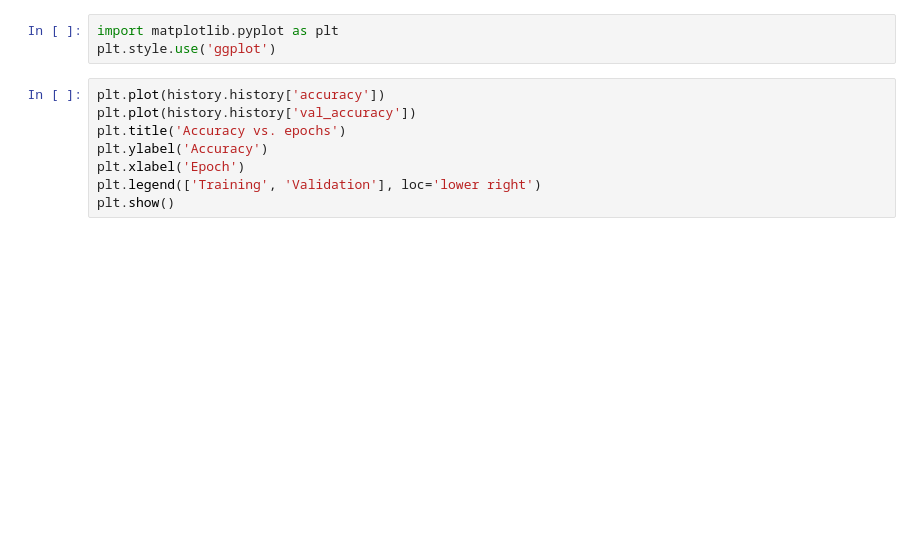
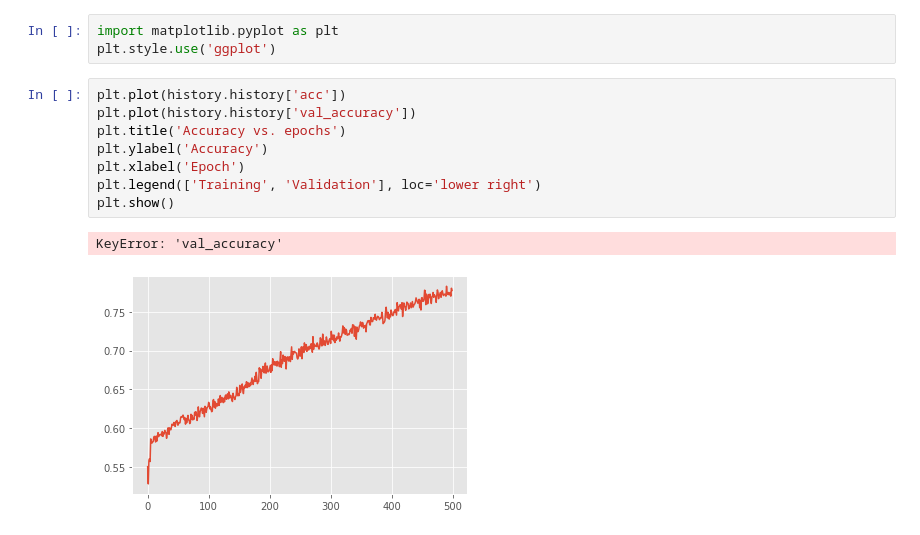
Before and after one commit to jackfrost168/QuantitativeTrading, a Jupyter notebook: predict_stock_price.ipynb, the cells around one changed output. Cells and saved outputs as stored; diff of their text form; blank space fills up the shorter version.

```diff
--- a/predict_stock_price.ipynb
+++ b/predict_stock_price.ipynb
@@ -244,13 +256,16 @@ KeyboardInterrupt:
 import matplotlib.pyplot as plt
 plt.style.use('ggplot')
 # %%
-plt.plot(history.history['accuracy'])
+plt.plot(history.history['acc'])
 plt.plot(history.history['val_accuracy'])
 plt.title('Accuracy vs. epochs')
 plt.ylabel('Accuracy')
 plt.xlabel('Epoch')
 plt.legend(['Training', 'Validation'], loc='lower right')
 plt.show()
+# %% [output]
+KeyError: 'val_accuracy'
+[figure, added]
 # %%
 plt.plot(history.history['loss'])
 plt.plot(history.history['val_loss'])
```
Also changed, not shown: parts of 4 cells of this notebook.
